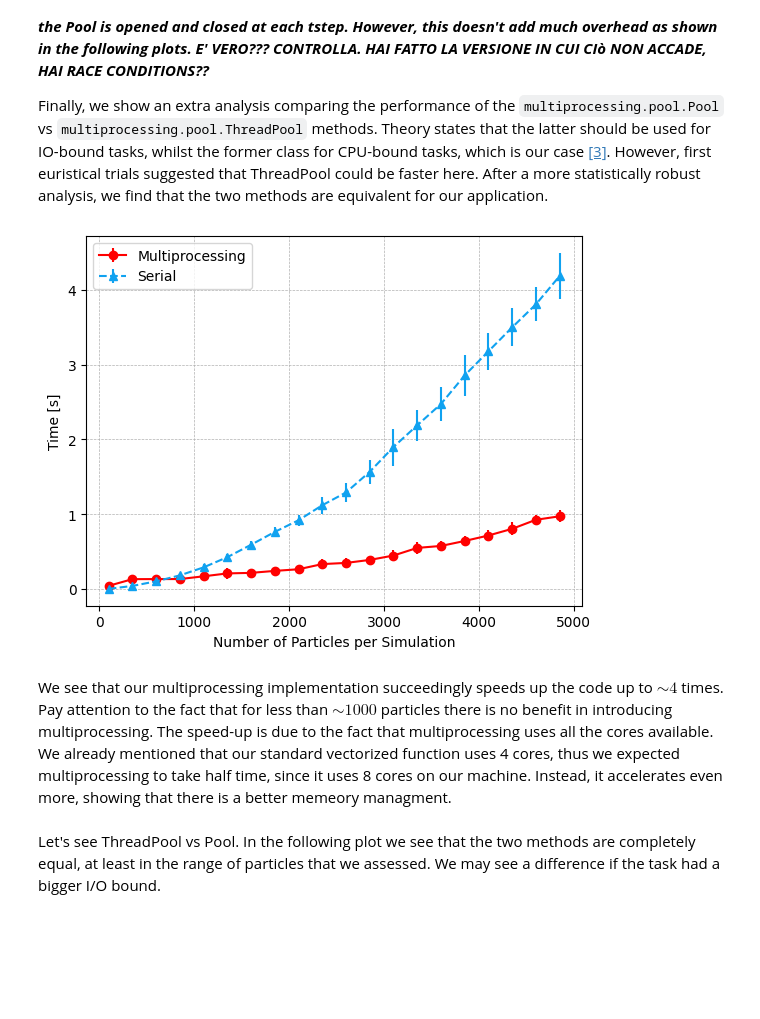
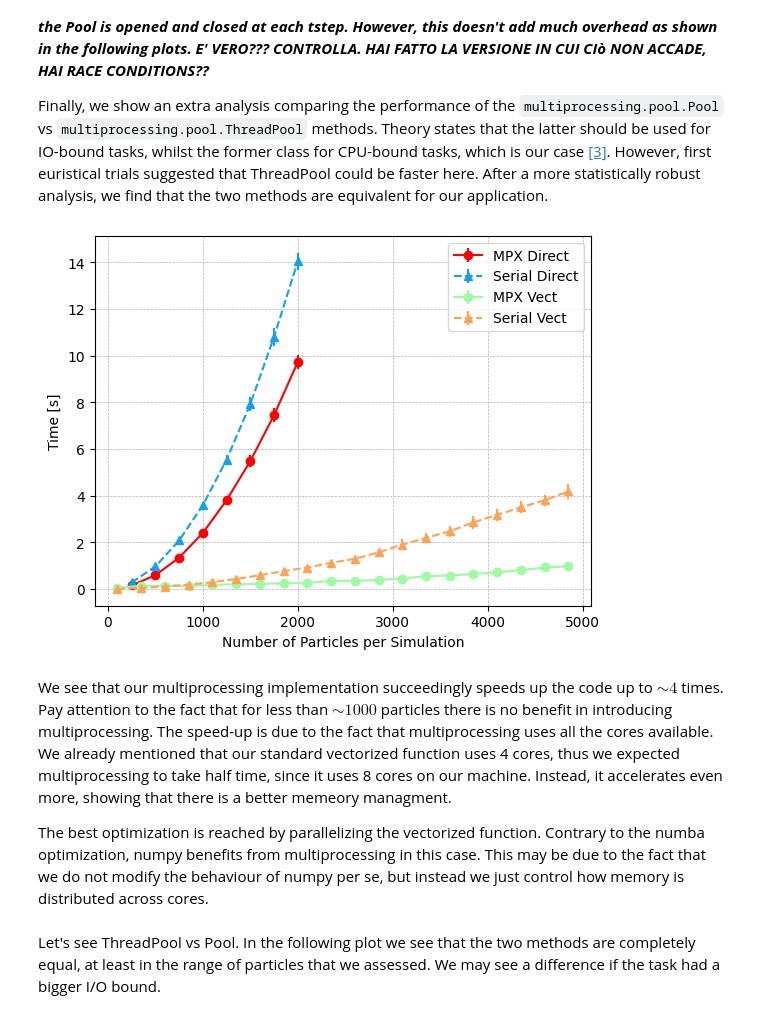
Before and after one commit to Berto70/pod_compastro23, a Jupyter notebook: project/cpu_optimization_report.ipynb, the cells around one changed output. Saved outputs shown, nothing was run; the diff lists cells and outputs as text; code cells hidden in the pictures; blank space fills up the shorter version.

Commit message:
new mpx plot

```diff
--- a/project/cpu_optimization_report.ipynb
+++ b/project/cpu_optimization_report.ipynb
@@ -464,38 +465,51 @@ def main(n_particles):
 
     return results
 # %%
+df = pd.read_csv("./multiprocessing/parallel_single_evo/POOL_single_evo_parallel_computation.csv")
+std_group = df.groupby("n_particles")[["parallel_time","serial_time"]].agg(["mean","std"])
+df3 = pd.read_csv("./multiprocessing/parallel_single_evo/for_loop_single_evo_mpx.csv")
+std_group3 = df3.groupby("n_particles")[["parallel_time","serial_time"]].agg(["mean","std"])
 
-df = pd.read_csv("multiprocessing/parallel_single_evo/POOL_single_evo_parallel_computation.csv")
-std_group = df.groupby("n_particles")[["parallel_time","serial_time"]].agg(["mean","std"])
+
 
 fig, ax = plt.subplots()
 
 colors = [cm.rainbow(i) for i in np.linspace(0, 1, 10)]
 
 i = 0
 # each group has n_particles fixed (that is its "name")
-n_particles = std_group["parallel_time"]["mean"].keys().get_level_values(0).values
+n_particles_for = std_group3["parallel_time"]["mean"].keys().get_level_values(0).values
+n_particles_vect = std_group["parallel_time"]["mean"].keys().get_level_values(0).values
+
+# std_group è vectorized
+# std_group3 è for loop
+
+ax.errorbar(n_particles_for, std_group3["parallel_time"].values[:,0], yerr=std_group3["parallel_time"].values[:,1], marker="o", label="MPX Direct", c=colors[9], linestyle='-')
+ax.errorbar(n_particles_for, std_group3["serial_time"].values[:,0], yerr=std_group3["serial_time"].values[:,1], marker="^", label="Serial Direct", c=colors[2], linestyle='--')
+
+ax.errorbar(n_particles_vect, std_group["parallel_time"].values[:,0], yerr=std_group["parallel_time"].values[:,1], marker="o", label="MPX Vect", c=colors[5], linestyle='-')
+ax.errorbar(n_particles_vect, std_group["serial_time"].values[:,0], yerr=std_group["serial_time"].values[:,1], marker="^", label="Serial Vect", c=colors[7], linestyle='--')
 
 
-ax.errorbar(n_particles, std_group["parallel_time"].values[:,0], yerr=std_group["parallel_time"].values[:,1], marker="o", label="Multiprocessing", c=colors[9], linestyle='-')
-ax.errorbar(n_particles, std_group["serial_time"].values[:,0], yerr=std_group["serial_time"].values[:,1], marker="^", label="Serial", c=colors[2], linestyle='--')
 
 # Set labels and title
 ax.set_xlabel('Number of Particles per Simulation')
 ax.set_ylabel('Time [s]')
 #ax.set_title(f'Number of Parallel simulations = {name}')
 ax.grid(linestyle='--', linewidth=0.5)
 
 
 ax.legend()
 
-#plt.savefig("single_evo_parallel_computation.pdf")
+#plt.savefig("comparison_single_evo_parallel_compute.pdf")
 # Show the plot
 plt.show()
 # %% [output]
-[figure, old version]
+[figure, new version]
 # %% [markdown]
 We see that our multiprocessing implementation succeedingly speeds up the code up to $\sim 4$ times. Pay attention to the fact that for less than $\sim 1000$ particles there is no benefit in introducing multiprocessing. The speed-up is due to the fact that multiprocessing uses all the cores available. We already mentioned that our standard vectorized function uses 4 cores, thus we expected multiprocessing to take half time, since it uses 8 cores on our machine. Instead, it accelerates even more, showing that there is a better memeory managment.
+
+The best optimization is reached by parallelizing the vectorized function. Contrary to the numba optimization, numpy benefits from multiprocessing in this case. This may be due to the fact that we do not modify the behaviour of numpy per se, but instead we just control how memory is distributed across cores.
 # %% [markdown]
 Let's see ThreadPool vs Pool. In the following plot we see that the two methods are completely equal, at least in the range of particles that we assessed. We may see a difference if the task had a bigger I/O bound.
 # %%
```
Also changed, not shown: parts of 4 cells of this notebook.
